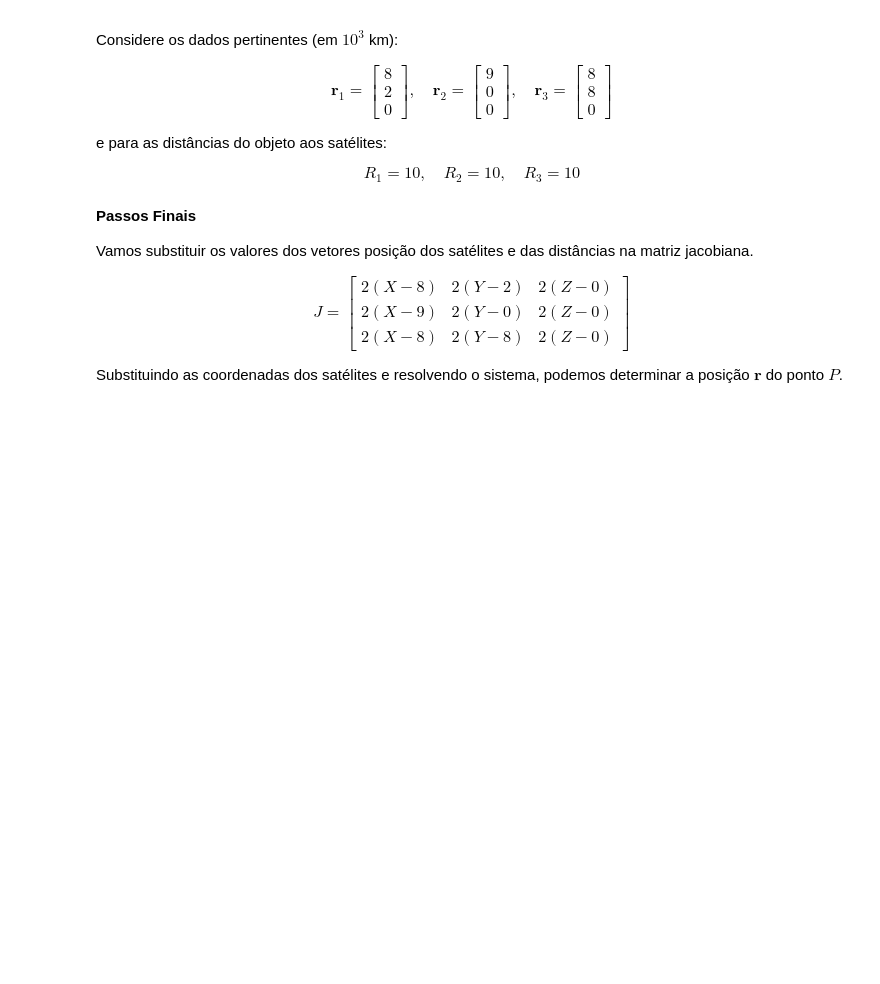
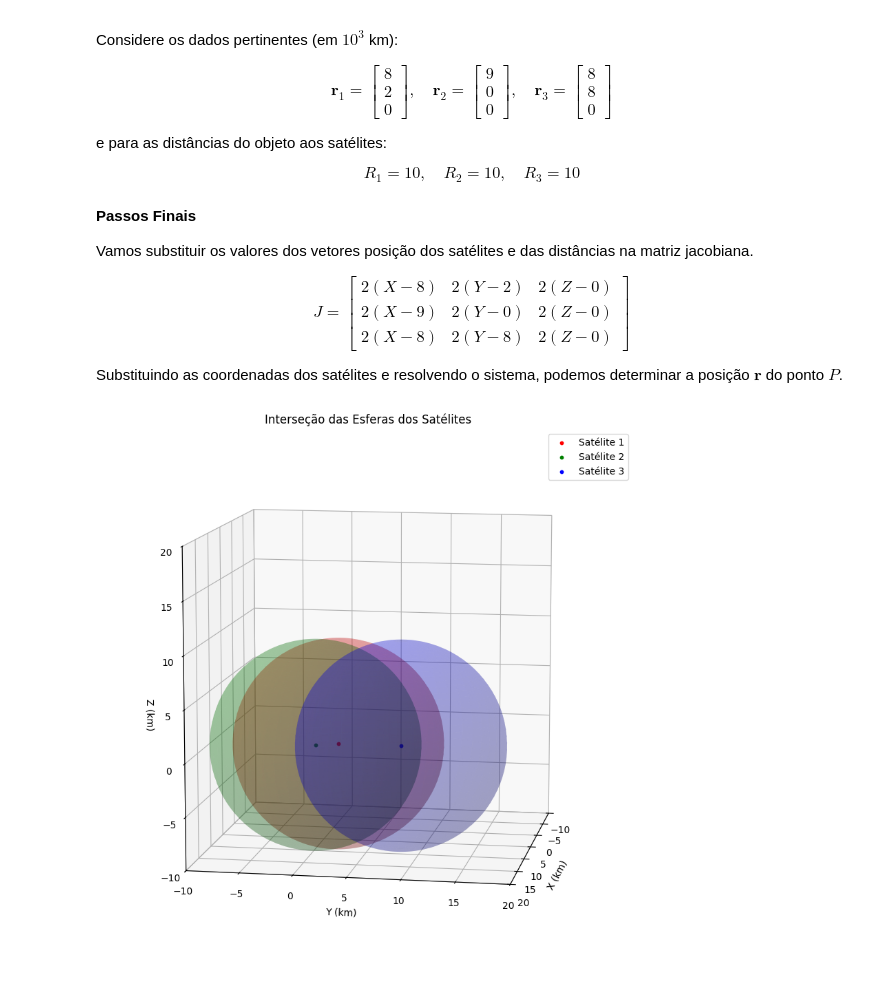
Before and after one commit to davibelo/EQE703_trabalho_1, a Jupyter notebook: res_questao_2.ipynb, the cells around one changed output. Drawn from its saved outputs; the diff is of its cells as text; code cells hidden in the pictures; blank space fills up the shorter version.

```diff
--- a/res_questao_2.ipynb
+++ b/res_questao_2.ipynb
@@ -107,3 +107,60 @@ J = \begin{bmatrix}
 $$
 
 Substituindo as coordenadas dos satélites e resolvendo o sistema, podemos determinar a posição $\mathbf{r}$ do ponto $P$.
+# %%
+
+import numpy as np
+import matplotlib.pyplot as plt
+from mpl_toolkits.mplot3d import Axes3D
+
+# Dados dos centros dos satélites
+r1 = np.array([8, 2, 0])
+r2 = np.array([9, 0, 0])
+r3 = np.array([8, 8, 0])
+
+# Raio das esferas
+R1 = 10
+R2 = 10
+R3 = 10
+
+# Criação da grade para a plotagem das esferas
+phi, theta = np.mgrid[0.0:2.0*np.pi:100j, 0.0:np.pi:50j]
+
+# Função para plotar a esfera
+def plot_sphere(ax, center, radius, color):
+    x = center[0] + radius * np.sin(theta) * np.cos(phi)
+    y = center[1] + radius * np.sin(theta) * np.sin(phi)
+    z = center[2] + radius * np.cos(theta)
+    ax.plot_surface(x, y, z, color=color, alpha=0.2)
+
+# Criação da figura e dos eixos 3D
+fig = plt.figure(figsize=(10, 10))
+ax = fig.add_subplot(111, projection='3d')
+
+# Plotagem dos centros dos satélites
+ax.scatter(r1[0], r1[1], r1[2], color='r', s=10, label='Satélite 1')
+ax.scatter(r2[0], r2[1], r2[2], color='g', s=10, label='Satélite 2')
+ax.scatter(r3[0], r3[1], r3[2], color='b', s=10, label='Satélite 3')
+
+# Plotagem das esferas
+plot_sphere(ax, r1, R1, 'r')
+plot_sphere(ax, r2, R2, 'g')
+plot_sphere(ax, r3, R3, 'b')
+
+# Configurações do gráfico
+ax.set_xlabel('X (km)')
+ax.set_ylabel('Y (km)')
+ax.set_zlabel('Z (km)')
+ax.set_title('Interseção das Esferas dos Satélites')
+ax.legend()
+
+# Ajuste de escala para melhor visualização
+ax.set_box_aspect([1,1,1])  # Igualar as escalas dos eixos
+ax.set_xlim([-10, 20])
+ax.set_ylim([-10, 20])
+ax.set_zlim([-10, 20])
+ax.view_init(elev=10, azim=10)  # Adjust azimuth to move plot left/right
+
+plt.show()
+# %% [output]
+[figure, added]
```
